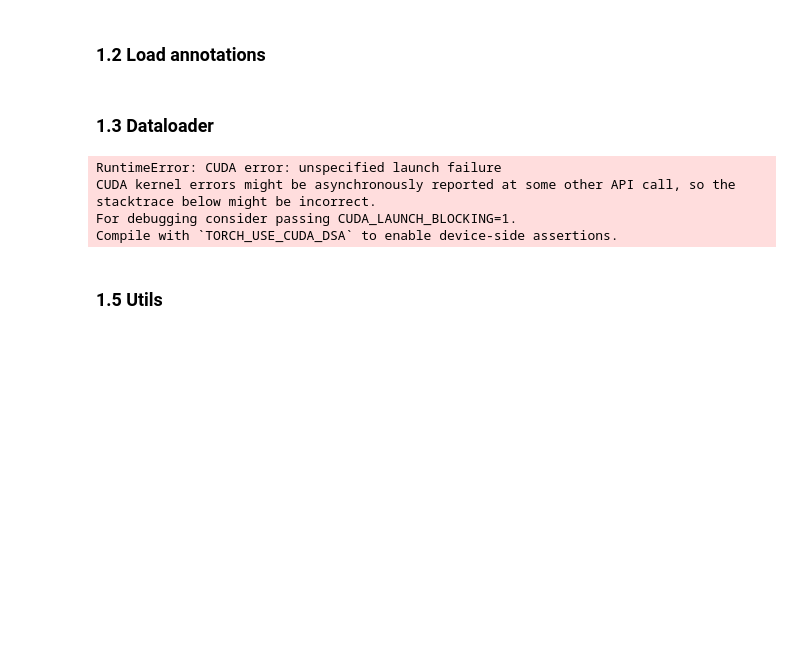
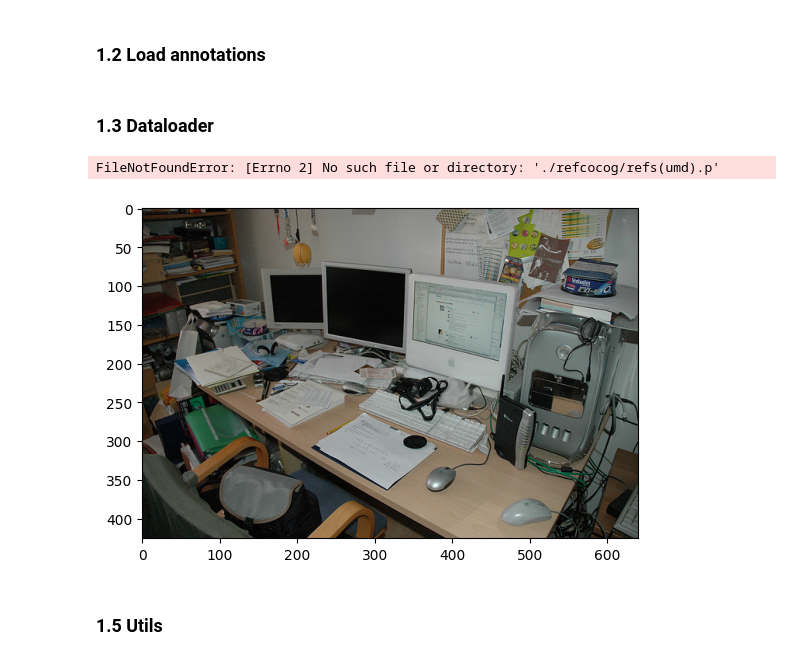
Before and after one commit to EdoardoMaines/DeepLearning, a Jupyter notebook: Code/Barebone.ipynb, the cells around one changed output. Cells and saved outputs as stored; diff of their text form; code cells hidden in the pictures; blank space fills up the shorter version.

```diff
--- a/Code/Barebone.ipynb
+++ b/Code/Barebone.ipynb
@@ -95,20 +95,15 @@ from PIL import Image
 import pickle
 from clip.simple_tokenizer import SimpleTokenizer
 
-device = "cuda" if torch.cuda.is_available() else "cpu"
-tokenizer = SimpleTokenizer()
-model, preprocess = clip.load("RN50")
-model = model.cuda().eval()
-
 class RefCOCOGDataset(Dataset):
-    def __init__(self, root_dir, split_type, transform):
+    def __init__(self, root_dir, split_type, transform=None):
         self.root_dir = root_dir
         self.split_type = split_type
         self.transform = transform
         self.annotations = self._load_annotations()
 
     def _load_annotations(self):
-        annotations_file = os.path.join(self.root_dir + '/annotations/', 'refs(umd).p')
+        annotations_file = os.path.join(self.root_dir, 'refs(umd).p')
         with open(annotations_file, 'rb') as f:
             annotations = pickle.load(f, encoding='latin1')
         return annotations
@@ -122,12 +117,7 @@ class RefCOCOGDataset(Dataset):
         image_path = os.path.join(self.root_dir, 'images', f'COCO_train2014_{str(image_id).zfill(12)}.jpg')
         image = Image.open(image_path).convert('RGB')
 
-        # Assuming you want the first sentence as the target
-        target = annotation['sentences'][0]['raw']
-        captions = [sent['raw'] for sent in annotation['sentences']]
-        caption_tokens = [tokenizer.encode(caption) for caption in captions]
+        if self.transform:
+            image = self.transform(image)
 
-        # You might need to preprocess the target, for example, convert words to indices.
-
-        sample = {'image': image, 'target': caption_tokens}
-        return sample
+        return image, annotation['sentences']
@@ -184,40 +169,58 @@ def collate_fn(batch):
         if key != "file_name":
             data[key] = [sample[key] for sample in batch]
 
     print(data)
     print("--------------------------")
 
     return images, data
 
+def collate_fn2(batch):
+    images, caption_tokens = zip(*batch)
+
+    # Process images
+    transform = transforms.Compose([
+        transforms.Pad(padding_value, fill=0),  # Replace padding_value with your desired padding
+        transforms.Resize((224, 224)),  # ResNet-50 input size
+        transforms.ToTensor(),
+        transforms.Normalize(mean=[0.485, 0.456, 0.406], std=[0.229, 0.224, 0.225]),
+    ])
+    image_tensors = torch.stack([transform(img) for img in images])
+
+    # Tokenize the captions using the CLIP tokenizer
+    caption_lengths = [len(tokens) for tokens in caption_tokens]
+    max_caption_length = max(caption_lengths)
+    padded_caption_tokens = [tokens + [0] * (max_caption_length - len(tokens)) for tokens in caption_tokens]
+    caption_tensors = torch.tensor(padded_caption_tokens)
+
+    return {'images': image_tensors, 'captions': caption_tensors, 'caption_lengths': caption_lengths}
+
 transform = transforms.Compose([
     transforms.ToTensor(),
 ])
-"""
+
 # create dataset and dataloader
 dataset_train = RefCOCOg(refs, annotations, split="train")
 dataset_test = RefCOCOg(refs, annotations, split="test")
 plt.imshow(Image.open(dataset_train[2]["file_name"]))
 plt.imshow(Image.open(dataset_test[2]["file_name"]))
 dataloader_train = DataLoader(dataset_train, batch_size=1, collate_fn=collate_fn)
 dataloader_test = DataLoader(dataset_test, batch_size=1, collate_fn=collate_fn)
-"""
+
 transform2 = transforms.Compose([
     transforms.Pad(0, fill=0),  # Replace padding_value with your desired padding
     transforms.Resize((224, 224)),  # ResNet-50 input size
     transforms.ToTensor(),
     transforms.Normalize(mean=[0.485, 0.456, 0.406], std=[0.229, 0.224, 0.225]),  # Pre-trained ResNet-50 normalization
 ])
 
 dataset_root = "./refcocog"
 test = RefCOCOGDataset(root_dir=dataset_root, split_type='test',transform = transform2)
 display(test[2]['image'])
 print(test[0])
-dataloader_test = DataLoader(test, batch_size=1)
+dataloader_test = DataLoader(test, batch_size=1, collate_fn=collate_fn2)
 # %% [output]
-RuntimeError: CUDA error: unspecified launch failure
-CUDA kernel errors might be asynchronously reported at some other API call, so the stacktrace below might be incorrect.
-For debugging consider passing CUDA_LAUNCH_BLOCKING=1.
-Compile with `TORCH_USE_CUDA_DSA` to enable device-side assertions.
+FileNotFoundError: [Errno 2] No such file or directory: './refcocog/refs(umd).p'
+[figure, added]
 # %% [markdown]
 ### 1.5 Utils
 # %%
```
Also changed, not shown: parts of 5 cells of this notebook.
